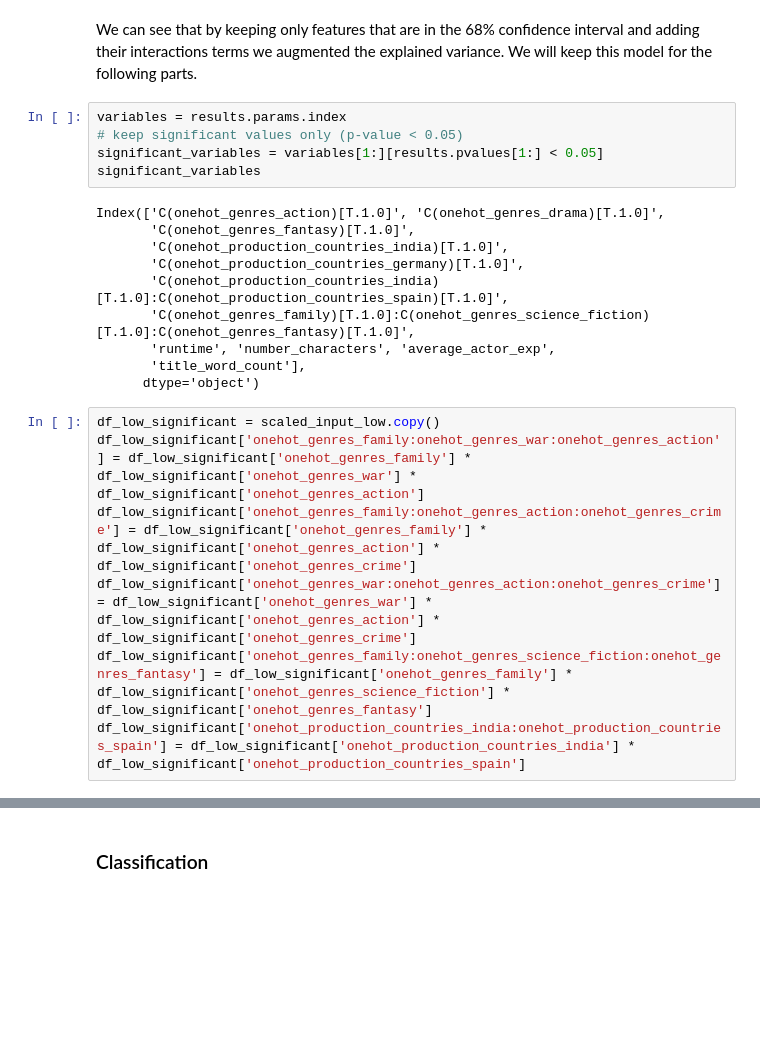
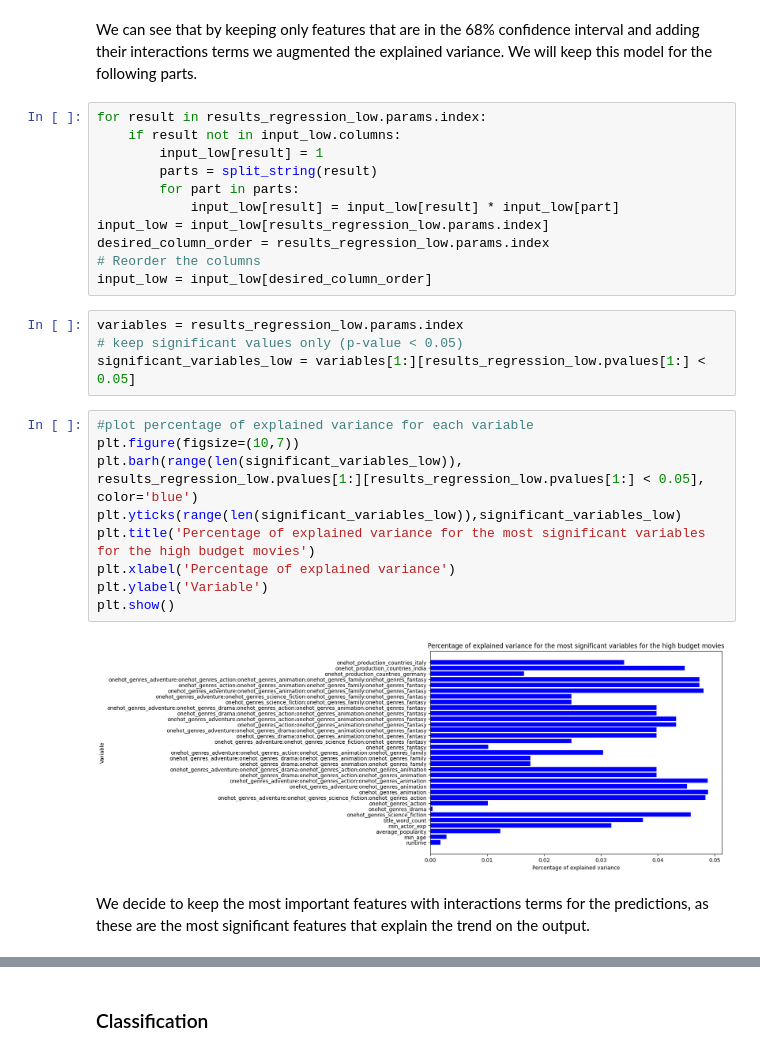
Before and after one commit to epfl-ada/ada-2023-project-thesuricates, a Jupyter notebook: Model_final.ipynb, the cells around one changed output, grey strips where cells are left out. Cells and saved outputs as stored; diff of their text form; blank space fills up the shorter version.

```diff
--- a/Model_final.ipynb
+++ b/Model_final.ipynb
@@ -413,24 +316,30 @@ strong multicollinearity problems or that the design matrix is singular.
 # %% [markdown]
 We can see that by keeping only features that are in the 68% confidence interval and adding their interactions terms we augmented the explained variance. We will keep this model for the following parts.
+# %%
+for result in results_regression_low.params.index:
+    if result not in input_low.columns:
+        input_low[result] = 1
+        parts = split_string(result)
+        for part in parts:
+            input_low[result] = input_low[result] * input_low[part]
+input_low = input_low[results_regression_low.params.index]
+desired_column_order = results_regression_low.params.index
+# Reorder the columns
+input_low = input_low[desired_column_order]
 # %%
-variables = results.params.index
+variables = results_regression_low.params.index
 # keep significant values only (p-value < 0.05)
-significant_variables = variables[1:][results.pvalues[1:] < 0.05]
-significant_variables
+significant_variables_low = variables[1:][results_regression_low.pvalues[1:] < 0.05]
-# %% [output]
-Index(['C(onehot_genres_action)[T.1.0]', 'C(onehot_genres_drama)[T.1.0]',
-       'C(onehot_genres_fantasy)[T.1.0]',
-       'C(onehot_production_countries_india)[T.1.0]',
-       'C(onehot_production_countries_germany)[T.1.0]',
-       'C(onehot_production_countries_india)[T.1.0]:C(onehot_production_countries_spain)[T.1.0]',
-       'C(onehot_genres_family)[T.1.0]:C(onehot_genres_science_fiction)[T.1.0]:C(onehot_genres_fantasy)[T.1.0]',
-       'runtime', 'number_characters', 'average_actor_exp',
-       'title_word_count'],
-      dtype='object')
-# %%
-df_low_significant = scaled_input_low.copy()
-df_low_significant['onehot_genres_family:onehot_genres_war:onehot_genres_action'] = df_low_significant['onehot_genres_family'] * df_low_significant['onehot_genres_war'] * df_low_significant['onehot_genres_action']
-df_low_significant['onehot_genres_family:onehot_genres_action:onehot_genres_crime'] = df_low_significant['onehot_genres_family'] * df_low_significant['onehot_genres_action'] * df_low_significant['onehot_genres_crime']
-df_low_significant['onehot_genres_war:onehot_genres_action:onehot_genres_crime'] = df_low_significant['onehot_genres_war'] * df_low_significant['onehot_genres_action'] * df_low_significant['onehot_genres_crime']
-df_low_significant['onehot_genres_family:onehot_genres_science_fiction:onehot_genres_fantasy'] = df_low_significant['onehot_genres_family'] * df_low_significant['onehot_genres_science_fiction'] * df_low_significant['onehot_genres_fantasy']
-df_low_significant['onehot_production_countries_india:onehot_production_countries_spain'] = df_low_significant['onehot_production_countries_india'] * df_low_significant['onehot_production_countries_spain']
+# %%
+#plot percentage of explained variance for each variable
+plt.figure(figsize=(10,7))
+plt.barh(range(len(significant_variables_low)), results_regression_low.pvalues[1:][results_regression_low.pvalues[1:] < 0.05], color='blue')
+plt.yticks(range(len(significant_variables_low)),significant_variables_low)
+plt.title('Percentage of explained variance for the most significant variables for the high budget movies')
+plt.xlabel('Percentage of explained variance')
+plt.ylabel('Variable')
+plt.show()
+# %% [output]
+[figure, added]
+# %% [markdown]
+We decide to keep the most important features with interactions terms for the predictions, as these are the most significant features that explain the trend on the output.
```
Also changed, not shown: parts of 61 cells of this notebook, 1 other file.
